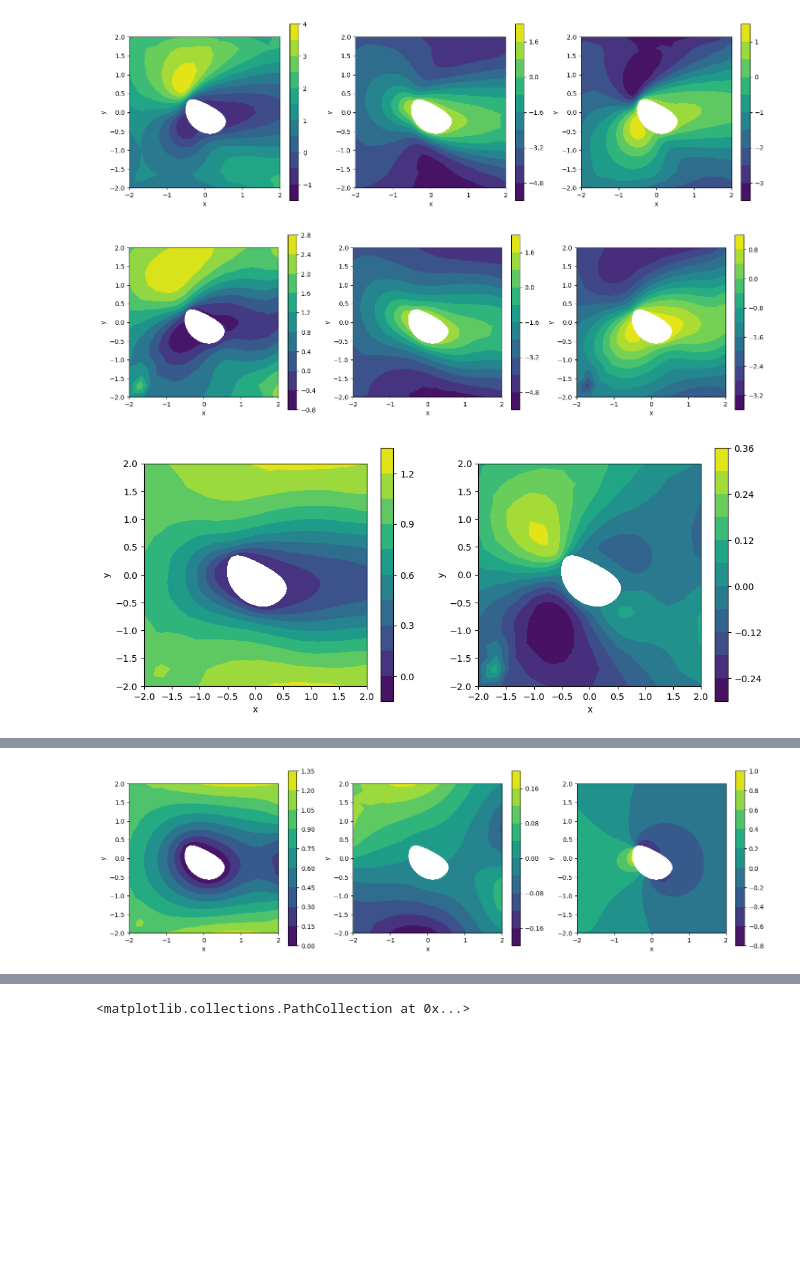
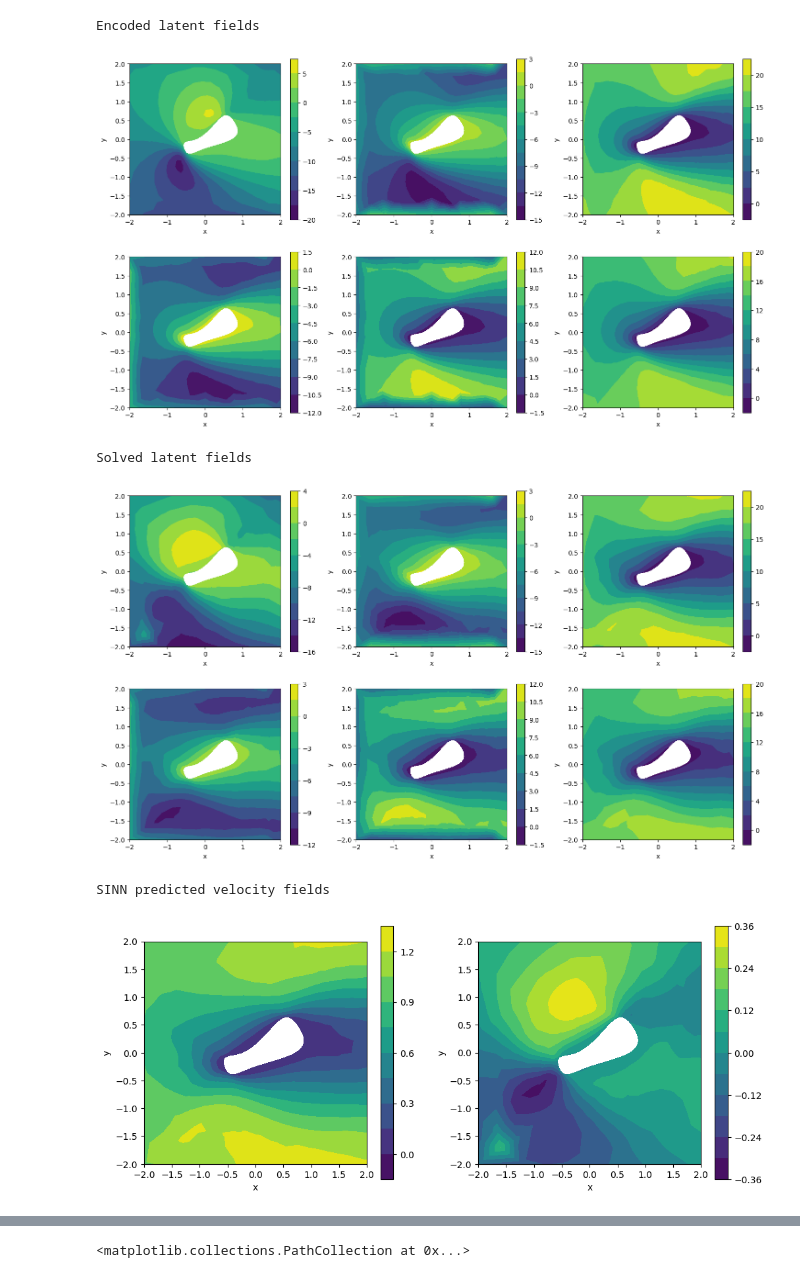
Before and after one commit to jh6220/SINNs-FEM, a Jupyter notebook: SINNs_FEM_implementationV2.ipynb, the cells around one changed output, grey strips where cells are left out. Drawn from its saved outputs; the diff is of its cells as text; code cells hidden in the pictures; blank space fills up the shorter version.

```diff
--- a/SINNs_FEM_implementationV2.ipynb
+++ b/SINNs_FEM_implementationV2.ipynb
@@ -994,37 +1235,46 @@ def PlotFEMsolution(nodes, elements,l):
     # Create a Triangulation object
     triangulation = tri.Triangulation(nodes[:, 0], nodes[:, 1], elements)
 
     # Plotting
     r = l.shape[1]
-    plt.figure(figsize=(6*r,5))
+    n_rows = np.ceil(r/3).astype(int)
+    n_cols = min(r,3)
+    plt.figure(figsize=(6*n_cols,5*n_rows))
     for i in range(r):
-        plt.subplot(1,r,i+1)
+        plt.subplot(n_rows,n_cols,i+1)
         plt.tricontourf(triangulation, l[:,i],10)
         plt.colorbar()
         # plt.scatter(nodes[:,0],nodes[:,1],s=1,c='k')
         plt.xlabel('x')
         plt.ylabel('y')
         plt.gca().set_aspect('equal', adjustable='box')
+    plt.show()
     return
 
-idx = 0
+idx = 10
 l = EncodeData(data_train[idx],encoder,encoderB, nodesIE, distanceBE)
 nodes = data_train[idx]['nodes']
 elements = data_train[idx]['elements']
 
+print("Encoded latent fields")
 PlotFEMsolution(nodes, elements,l)
 
 u_model, l_model = SINNsPredict(data_train[idx],encoderB,decoder,P,r,distanceBE)
 
+print("Solved latent fields")
 PlotFEMsolution(nodes, elements,l_model)
+print("SINN predicted velocity fields")
 PlotFEMsolution(nodes, elements,u_model)
-
+print("True velocity fields")
 PlotFEMsolution(nodes, elements,data_train[idx]['solution'][...,:2])
 
 # ms = 20
 # plt.scatter(nodes[:,0],nodes[:,1],c=l[:,0],s=ms)
 # plt.gca().set_aspect('equal', adjustable='box')
 # %% [output]
+Encoded latent fields
-[figure, old version]
+[figure, new version]
+Solved latent fields
-[figure, old version]
+[figure, new version]
+SINN predicted velocity fields
-[figure, old version]
+[figure, new version]
@@ -1067,53 +1282,0 @@ u_model[internalNodes] = u_modelI[:,0,:].numpy()
-# %%
-def SolveFEM(nodes, elements, boundaryNodes, l_BC, internalNodes, r, A, A_nl=False, l=None):
-    if l is None:
-        l = np.zeros((nodes.shape[0], r))
-    if not A_nl:
-        A_l = A
-
-    # Assemble the global stiffness matrix
-    K = np.zeros((nodes.shape[0]*r, nodes.shape[0]*r))
-    for el in elements:
-        el_idx = [[r*k+j for j in range(r)] for k in el]
-        el_idx = np.concatenate(el_idx)
-        nodes_el = tf.gather(nodes, indices=el)
-        X_idx,Y_idx = np.meshgrid(el_idx,el_idx)
-        if A_nl:
-            A_l = A(l[el_idx])
-        # print(A_l)
-        K_el = GetK_el_triang(A_l,nodes_el)
-        K[Y_idx,X_idx] += K_el
-
-
-    bc_idx = [[r*i+j for j in range(r)] for i in boundaryNodes]
-    bc_idx = np.concatenate(bc_idx)
-    internal_idx = [[r*i+j for j in range(r)] for i in internalNodes]
-    internal_idx = np.concatenate(internal_idx)
-
-    f = - (K[:,bc_idx] @ l_BC.flatten().reshape(-1,1))
-
-    K_BC = K[internal_idx,:][:,internal_idx]
-    f = f[internal_idx]
-
-    # Solve the system
-    l_internal = np.linalg.solve(K_BC, f)
-    n_CDOF = int(l_internal.shape[0]/r)
-    l_internal = l_internal.reshape(n_CDOF, r)
-
-    l[internalNodes,:] = l_internal
-    l[boundaryNodes,:] = l_BC.reshape(-1,r)
-    return l
-
-nodes = data[0]['nodes']
-elements = data[0]['elements']
-boundaryNodes = np.concatenate(data[0]['idxCurves'])
-internalNodes = np.setdiff1d(np.unique(elements.flatten()),boundaryNodes)
-u_B = np.concatenate(data[0]['solutionB'],0)
-nr = u_B.shape[-1]
-AA = np.eye(2*nr)
-l_model = SolveFEM(nodes, elements, boundaryNodes, u_B, internalNodes, nr, AA)
-
-
-PlotFEMsolution(nodes, elements,l_model)
-# %% [output]
-[figure, removed]
```
Also changed, not shown: parts of 20 cells of this notebook, 1 other file.
